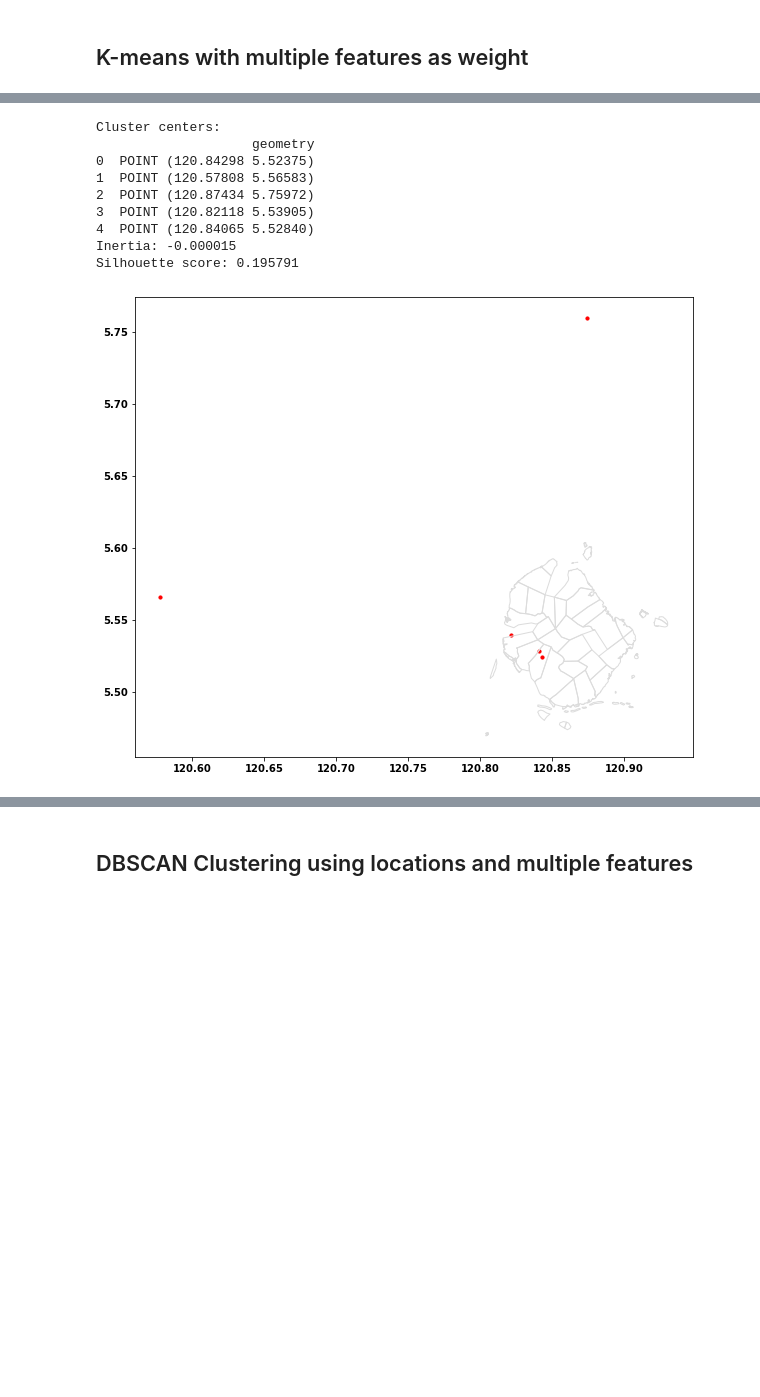
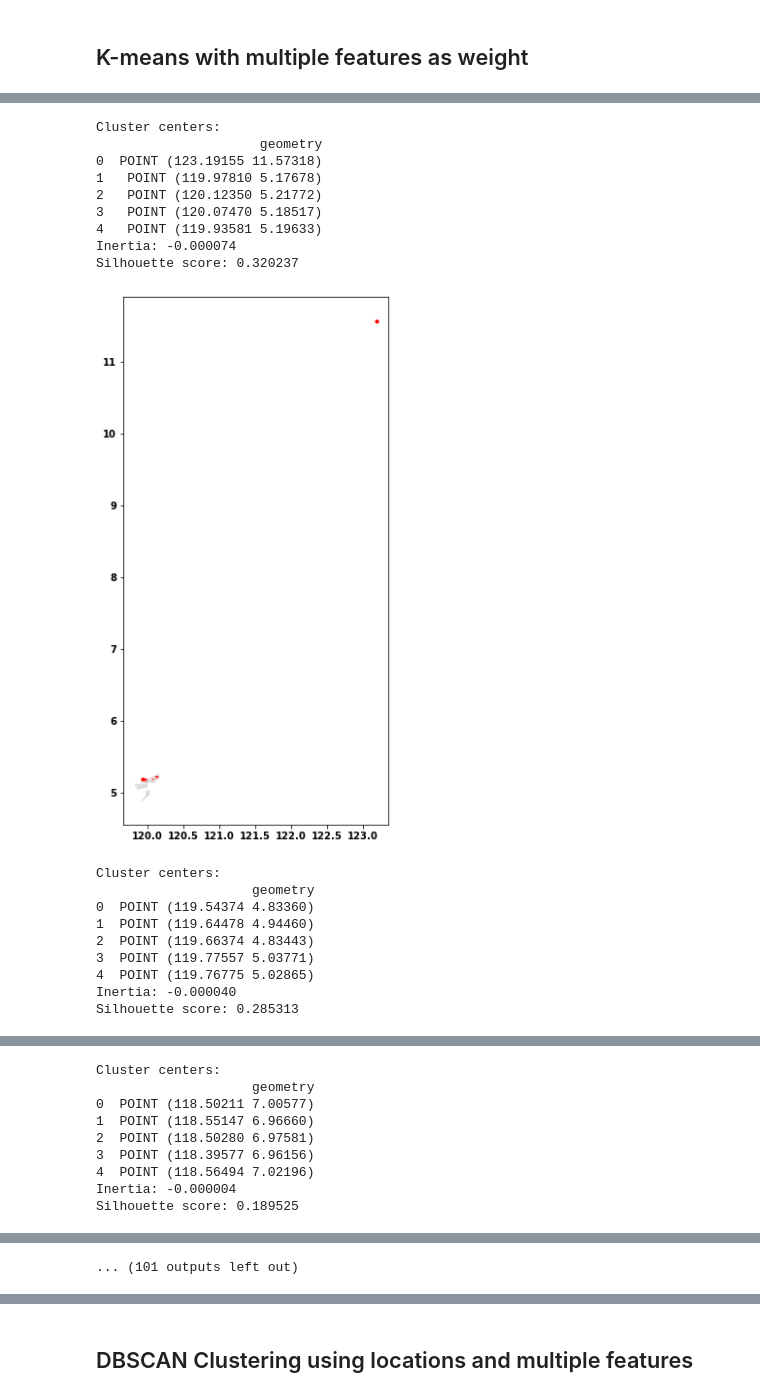
Before and after one commit to bluerose98/ang_huling_ML_bimbo, a Jupyter notebook: Scripts/Cleaned_Exp_Clustering.ipynb, the cells around one changed output, grey strips where cells are left out. Cells and saved outputs as stored; diff of their text form; code cells hidden in the pictures; blank space fills up the shorter version.

```diff
--- a/Scripts/Cleaned_Exp_Clustering.ipynb
+++ b/Scripts/Cleaned_Exp_Clustering.ipynb
@@ -202,3 +202,6 @@ Total_under10     float64
 Total_10to20      float64
 Total_31to60      float64
 dtype: object
+# %%
+muni_list = brgy_df['PSGC_MUNI'].unique()
+muni_list
@@ -256,15 +292,29 @@ def visualize_results(data, feat):
+# %%
+muni_list = muni_list.tolist()
+# %%
+muni_list.remove('PH157008000')
 # %%
-data = brgy_df[brgy_df['PSGC_MUNI']=='PH156612000']
-feat = ['BRGY_SCHOOLS', 'brgy_area']
-visualize_results(data, feat)
+for muni in muni_list:
+    data = brgy_df[brgy_df['PSGC_MUNI']==muni]
+    feat = ['BRGY_SCHOOLS', 'brgy_area']
+    visualize_results(data, feat)
 # %% [output]
 Cluster centers:
-                    geometry
-0  POINT (120.84298 5.52375)
-1  POINT (120.57808 5.56583)
-2  POINT (120.87434 5.75972)
-3  POINT (120.82118 5.53905)
-4  POINT (120.84065 5.52840)
-Inertia: -0.000015
-Silhouette score: 0.195791
+                     geometry
+0  POINT (123.19155 11.57318)
+1   POINT (119.97810 5.17678)
+2   POINT (120.12350 5.21772)
+3   POINT (120.07470 5.18517)
+4   POINT (119.93581 5.19633)
+Inertia: -0.000074
+Silhouette score: 0.320237
-[figure, old version]
+[figure, new version]
+Cluster centers:
+                    geometry
+0  POINT (119.54374 4.83360)
+1  POINT (119.64478 4.94460)
+2  POINT (119.66374 4.83443)
+3  POINT (119.77557 5.03771)
+4  POINT (119.76775 5.02865)
+Inertia: -0.000040
+Silhouette score: 0.285313
@@ -270,0 +322,9 @@ Silhouette score: 0.195791
+Cluster centers:
+                    geometry
+0  POINT (118.50211 7.00577)
+1  POINT (118.55147 6.96660)
+2  POINT (118.50280 6.97581)
+3  POINT (118.39577 6.96156)
+4  POINT (118.56494 7.02196)
+Inertia: -0.000004
+Silhouette score: 0.189525
@@ -270,0 +362 @@ Silhouette score: 0.195791
+... (101 outputs left out)
```
Also changed, not shown: parts of 7 cells of this notebook.
